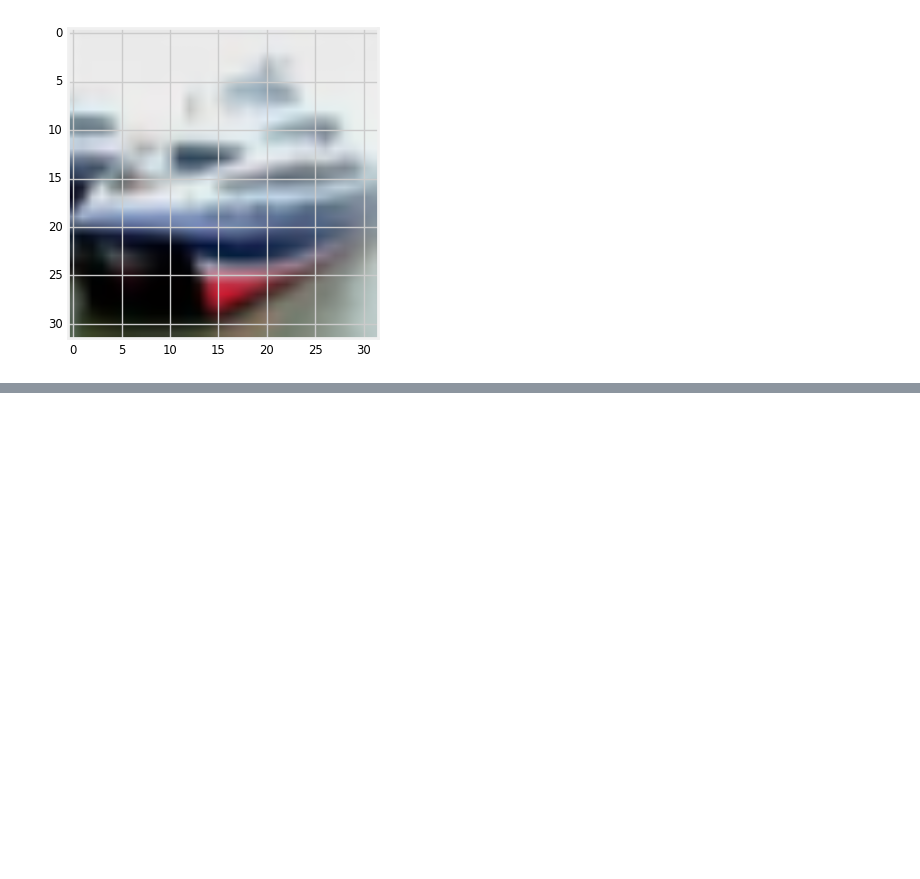
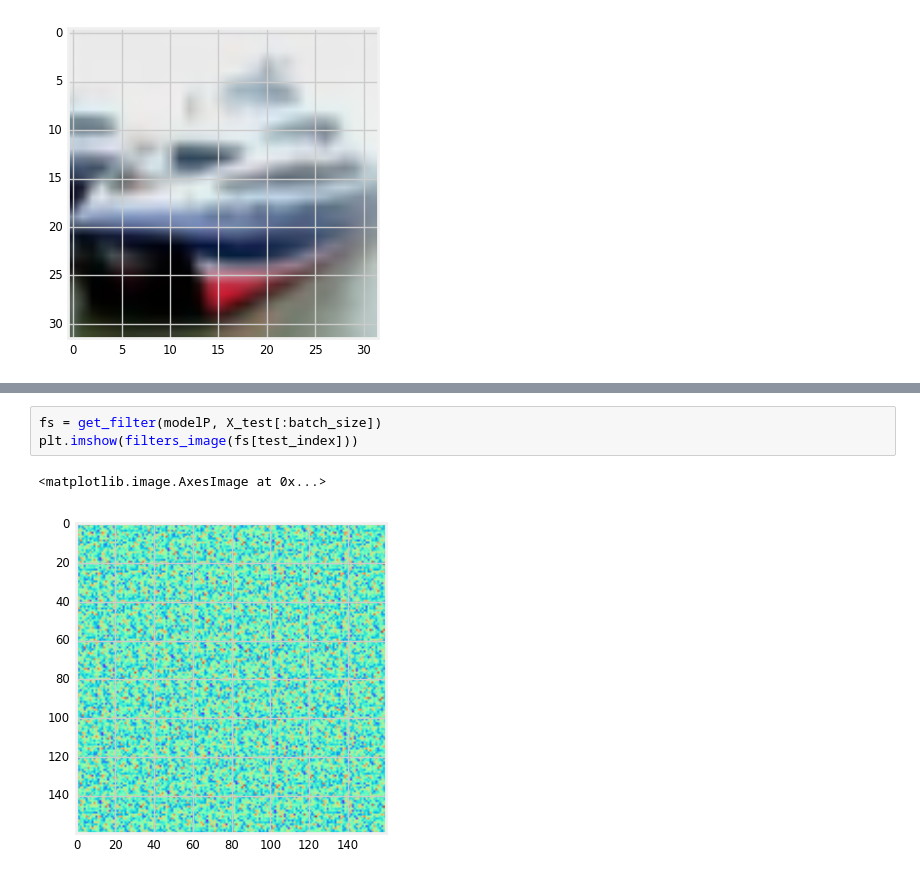
Before and after one commit to unique-horn/ppap-experiments, a Jupyter notebook: dfn/dfn-cifar.ipynb, the cells around one changed output, grey strips where cells are left out. Saved outputs shown, nothing was run; the diff lists cells and outputs as text; blank space fills up the shorter version.

```diff
--- a/dfn/dfn-cifar.ipynb
+++ b/dfn/dfn-cifar.ipynb
@@ -191,0 +265,6 @@ plt.imshow(filters_image(fs[test_index]))
+# %%
+fs = get_filter(modelP, X_test[:batch_size])
+plt.imshow(filters_image(fs[test_index]))
+# %% [output]
+<matplotlib.image.AxesImage at 0x...>
+[figure, added]
```
Also changed, not shown: parts of 13 cells of this notebook.
